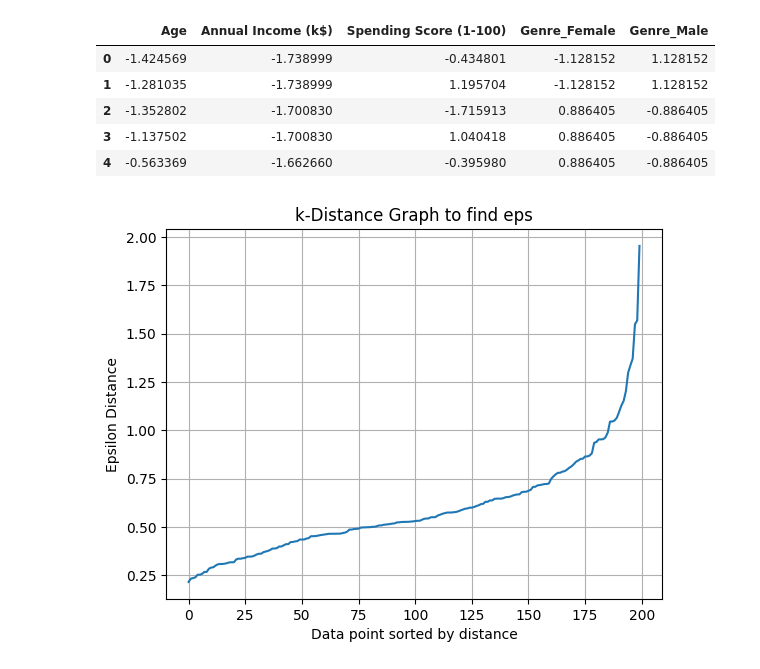
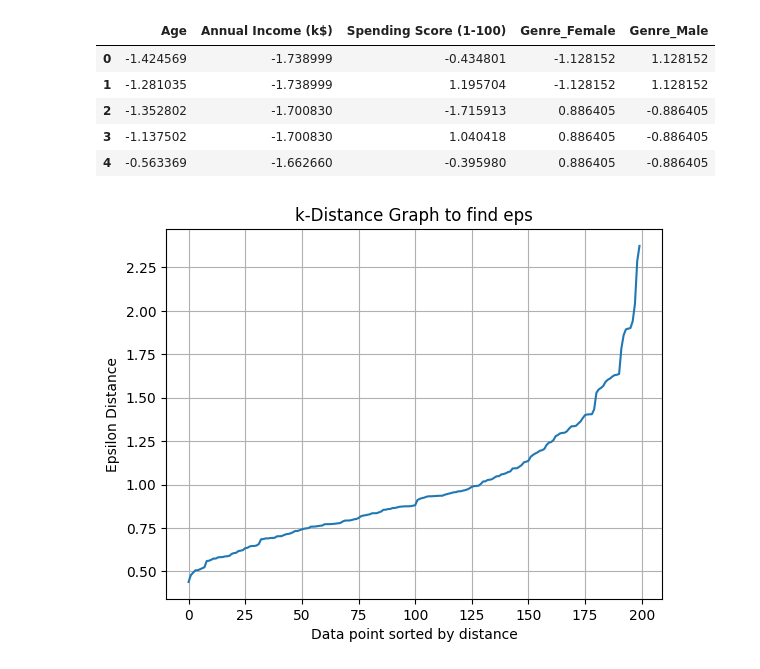
Before and after one commit to biswas-bit/Customer-Segmentation-Unsupervised-ML-, a Jupyter notebook: analysis/algorithem_dbScan.ipynb, the cells around one changed output. Drawn from its saved outputs; the diff is of its cells as text; code cells hidden in the pictures.

```diff
--- a/analysis/algorithem_dbScan.ipynb
+++ b/analysis/algorithem_dbScan.ipynb
@@ -17,16 +17,16 @@ df.head()
 # selecting best eps
 from sklearn.neighbors import NearestNeighbors
 
-neighbors = NearestNeighbors(n_neighbors=4)
+neighbors = NearestNeighbors(n_neighbors=10)
 neighbors_fit = neighbors.fit(df)
 distances, indices = neighbors_fit.kneighbors(df)
 # %%
-distances = np.sort(distances[:,3],axis=0)
+distances = np.sort(distances[:,9],axis=0)
 plt.plot(distances)
 plt.title("k-Distance Graph to find eps")
 plt.ylabel("Epsilon Distance")
 plt.xlabel("Data point sorted by distance")
 plt.grid(True)
 plt.show()
 # %% [output]
-[figure, old version]
+[figure, new version]
```
Also changed, not shown: parts of 3 cells of this notebook.
